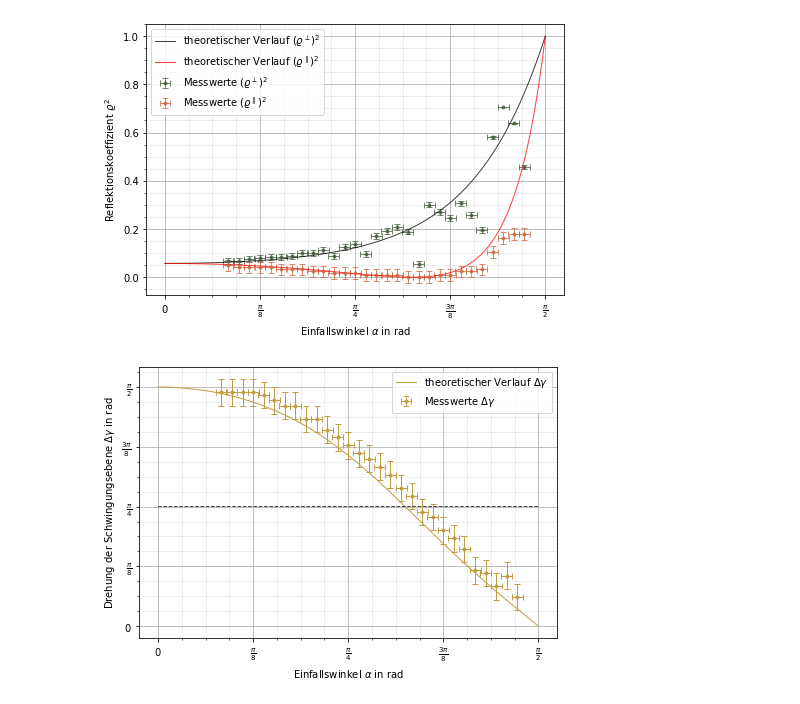
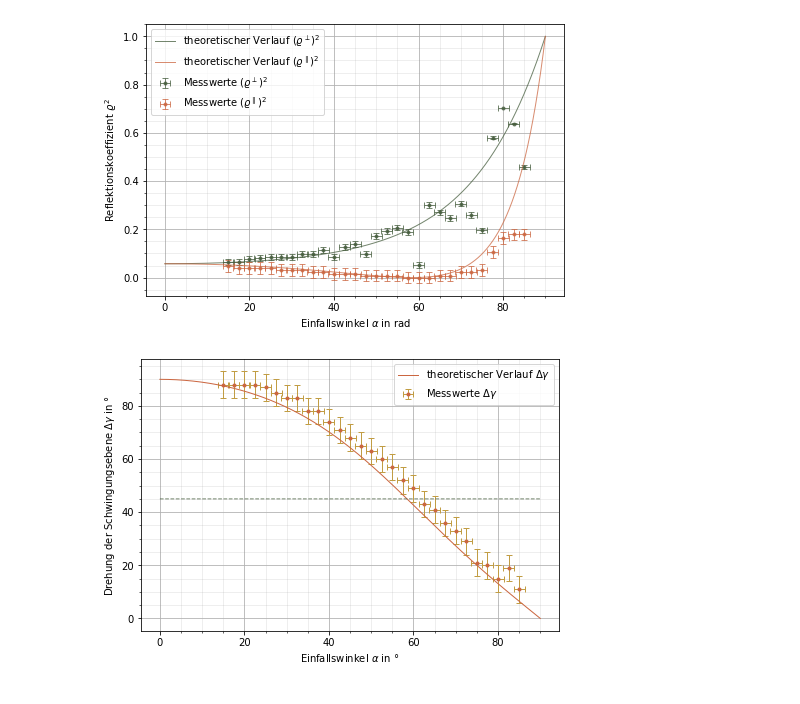
Before and after one commit to CVC97/ExPhy-III-Praktikum, a Jupyter notebook: 23_FFuP/23_FFuP_Jakob.ipynb, the cells around one changed output. Cells and saved outputs as stored; diff of their text form; code cells hidden in the pictures.

Commit message:
plotsJakob5

```diff
--- a/23_FFuP/23_FFuP_Jakob.ipynb
+++ b/23_FFuP/23_FFuP_Jakob.ipynb
@@ -24,74 +24,75 @@ rho0sqrderr = (Uerr**2 * ((1 / (U0ref + Uzero))**2 + (-(U0 + Uzero) / (U0ref + U
 rho90sqrderr = (Uerr**2 * ((1 / (U90ref + Uzero))**2 + (-(U90 + Uzero) / (U90ref + Uzero)**2)**2 + ((1 / (U90ref + Uzero)) - ((U90 + Uzero) / (U90ref + Uzero))**2)))**(1/2)
 #rho90sqrderr = ((Uerr / U90ref)**2 + (Uerr * U90 / U90ref**2)**2)**(1/2)
 
-x = (90 - ( xo / 2 ))/180*np.pi
-xerr = 1.3/180*np.pi
+x = (90 - ( xo / 2 ))
+xerr = 1.3
 
 
 def beta(x):
     return np.arcsin(np.sin(x)/1.63)
 
 def f1(x):
-    return (np.sin(x-beta(x))/np.sin(x+beta(x)))**2
+    return (np.sin((x * np.pi / 180)-beta(x * np.pi / 180))/np.sin((x * np.pi / 180)+beta(x * np.pi / 180)))**2
 
 #def f1err(a):
 #    return xerr*(1 - 0.613496932515337*np.cos(a)/np.sqrt(1 - 0.376378486205729*np.sin(a)**2))*np.cos(a - np.arcsin(0.613496932515337*np.sin(a)))/np.sin(a + np.arcsin(0.613496932515337*np.sin(a))) - (1 + 0.613496932515337*np.cos(a)/np.sqrt(1 - 0.376378486205729*np.sin(a)**2))*np.sin(a - np.arcsin(0.613496932515337*np.sin(a)))*np.cos(a + np.arcsin(0.613496932515337*np.sin(a)))/np.sin(a + np.arcsin(0.613496932515337*np.sin(a)))**2
 
 def f2(x):
-    return (np.tan(x-beta(x))/np.tan(x+beta(x)))**2
+    return (np.tan((x * np.pi / 180)-beta(x * np.pi / 180))/np.tan((x * np.pi / 180)+beta(x * np.pi / 180)))**2
 
 #def f2err(a):
 #    return xerr*abs(1 - 0.613496932515337*np.cos(a)/np.sqrt(1 - 0.376378486205729*np.sin(a)**2))*(np.tan(a - np.arcsin(0.613496932515337*np.sin(a)))**2 + 1)/np.tan(a + np.arcsin(0.613496932515337*np.sin(a))) - (1 + 0.613496932515337*np.cos(a)/np.sqrt(1 - 0.376378486205729*np.sin(a)**2))*(np.tan(a + np.arcsin(0.613496932515337*np.sin(a)))**2 + 1)*np.tan(a - np.arcsin(0.613496932515337*np.sin(a)))/np.tan(a + np.arcsin(0.613496932515337*np.sin(a)))**2
 
 fig, ax = plt.subplots(figsize=(7.5,5))
-xplot_1 = np.linspace(0, np.pi/2, 10000)
+xplot_1 = np.linspace(0, 90, 10000)
 
 ax.set_xlabel(r'Einfallswinkel $\alpha$ in rad')
 ax.set_ylabel(r'Reflektionskoeffizient $\varrho^2$')
 ax.grid()
 ax.grid(which='minor', color='#999999', alpha=0.2, linestyle='-')
 ax.minorticks_on()
 ax.errorbar(x, rho0sqrd, xerr = xerr, yerr = rho0sqrderr, fmt = '.', color = '#465d3e', alpha = 0.75, linewidth=1, ecolor="#465d3e", capsize=3, label = r'Messwerte $(\varrho^\perp)^2$')
 ax.errorbar(x, rho90sqrd, xerr = xerr, yerr = rho90sqrderr, fmt = '.', color = '#cb6640', alpha = 0.75, linewidth=1, ecolor="#cb6640", capsize=3, label = r'Messwerte $(\varrho^\parallel)^2$')
-ax.plot(xplot_1, f1(xplot_1), color = 'black', alpha = 0.75, linewidth = 1, label = r'theoretischer Verlauf $(\varrho^\perp)^2$')
+ax.plot(xplot_1, f1(xplot_1), color = '#465d3e', alpha = 0.75, linewidth = 1, label = r'theoretischer Verlauf $(\varrho^\perp)^2$')
 #plt.fill_between(xplot_1, f1(xplot_1)-f1err(xplot_1), f1(xplot_1)+f1err(xplot_1), color = 'black', alpha = 0.25)
-ax.plot(xplot_1, f2(xplot_1), color = 'red', alpha = 0.75, linewidth = 1, label = r'theoretischer Verlauf $(\varrho^\parallel)^2$')
+ax.plot(xplot_1, f2(xplot_1), color = '#cb6640', alpha = 0.75, linewidth = 1, label = r'theoretischer Verlauf $(\varrho^\parallel)^2$')
 #plt.fill_between(xplot_1, f2(xplot_1)-f2err(xplot_1), f2(xplot_1)+f2err(xplot_1), color = [200/255,60/255,40/255], alpha = 0.25)
-plt.xticks([0,np.pi/8,np.pi/4,3*np.pi/8,np.pi/2],[r'$0$',r'$\frac{\pi}{8}$',r'$\frac{\pi}{4}$',r'$\frac{3\pi}{8}$',r'$\frac{\pi}{2}$'])
+#plt.xticks([0,np.pi/8,np.pi/4,3*np.pi/8,np.pi/2],[r'$0$',r'$\frac{\pi}{8}$',r'$\frac{\pi}{4}$',r'$\frac{3\pi}{8}$',r'$\frac{\pi}{2}$'])
 ax.legend()
 plt.savefig('./23_Reflexionskoeffizient.pgf', facecolor = 'white', bbox_inches='tight')
 plt.show()
 # %% [output]
-[figure, old version]
+[figure, new version]
 # %%
-theta = np.loadtxt(input, float, usecols=3, skiprows=5, delimiter=',') / 180 * np.pi
-thetaerr = 5/360*2*np.pi
+theta = np.loadtxt(input, float, usecols=3, skiprows=5, delimiter=',')
+thetaerr = 5
 
-deltagamma = ((3 / 4) * np.pi - theta) % np.pi
+deltagamma = (135 - theta) % 180
 deltagammaerr = thetaerr
 
 fig, ax = plt.subplots(figsize=(7.5,5))
-xplot_1 = np.linspace(0, np.pi/2, 10000)
+xplot_1 = np.linspace(0, 90, 10000)
 
 def deltagammatheo(x):
-    return (np.arctan( -np.cos(x - beta(x)) / np.cos(x + beta(x))) - (np.pi / 4)) % (np.pi)
+    return ((np.arctan( -np.cos((x * np.pi / 180) - beta(x * np.pi / 180)) / np.cos((x * np.pi / 180) + beta(x * np.pi / 180))) - (np.pi / 4)) % (np.pi)) * 180 / np.pi
 
 def constant(x, value):
     return value * x / x
 
-ax.set_xlabel(r'Einfallswinkel $\alpha$ in rad')
-ax.set_ylabel(r'Drehung der Schwingungsebene $\Delta\gamma$ in rad')
+ax.set_xlabel(r'Einfallswinkel $\alpha$ in °')
+ax.set_ylabel(r'Drehung der Schwingungsebene $\Delta\gamma$ in °')
 ax.grid()
 ax.grid(which='minor', color='#999999', alpha=0.2, linestyle='-')
 ax.minorticks_on()
-ax.errorbar(x, deltagamma, xerr = xerr, yerr = deltagammaerr, fmt = '.', color = '#c19d44', alpha = 1, linewidth=1, ecolor="#c19d44", capsize=3, label = r'Messwerte $\Delta\gamma$')
-ax.plot(xplot_1, deltagammatheo(xplot_1), color = '#c19d44', alpha = 1, linewidth = 1, label = r'theoretischer Verlauf $\Delta\gamma$')
+ax.errorbar(x, deltagamma, xerr = xerr, yerr = deltagammaerr, fmt = '.', color = '#cb6640', alpha = 1, linewidth=1, ecolor="#c19d44", capsize=3, label = r'Messwerte $\Delta\gamma$')
+ax.plot(xplot_1, deltagammatheo(xplot_1), color = '#cb6640', alpha = 1, linewidth = 1, label = r'theoretischer Verlauf $\Delta\gamma$')
 #plt.fill_between(xplot_1, f1(xplot_1)-f1err(xplot_1), f1(xplot_1)+f1err(xplot_1), color = 'black', alpha = 0.25)
-ax.plot(xplot_1, constant(xplot_1, np.pi / 4), color = 'black', alpha = 0.75, linewidth = 1, linestyle = 'dashed', label = r'')
-plt.xticks([0,np.pi/8,np.pi/4,3*np.pi/8,np.pi/2],[r'$0$',r'$\frac{\pi}{8}$',r'$\frac{\pi}{4}$',r'$\frac{3\pi}{8}$',r'$\frac{\pi}{2}$'])
-plt.yticks([0,np.pi/8,np.pi/4,3*np.pi/8,np.pi/2],[r'$0$',r'$\frac{\pi}{8}$',r'$\frac{\pi}{4}$',r'$\frac{3\pi}{8}$',r'$\frac{\pi}{2}$'])
+ax.plot(xplot_1, constant(xplot_1, 45), color = '#465d3e', alpha = 0.75, linewidth = 1, linestyle = 'dashed', label = r'')
+#plt.xticks([0,np.pi/8,np.pi/4,3*np.pi/8,np.pi/2],[r'$0$',r'$\frac{\pi}{8}$',r'$\frac{\pi}{4}$',r'$\frac{3\pi}{8}$',r'$\frac{\pi}{2}$'])
+#plt.yticks([0,np.pi/8,np.pi/4,3*np.pi/8,np.pi/2],[r'$0$',r'$\frac{\pi}{8}$',r'$\frac{\pi}{4}$',r'$\frac{3\pi}{8}$',r'$\frac{\pi}{2}$'])
 ax.legend()
 plt.savefig('./23_DrehungSchwingungsebene.pgf', facecolor = 'white', bbox_inches='tight')
 plt.show()
+rad
 # %% [output]
-[figure, old version]
+[figure, new version]
```
